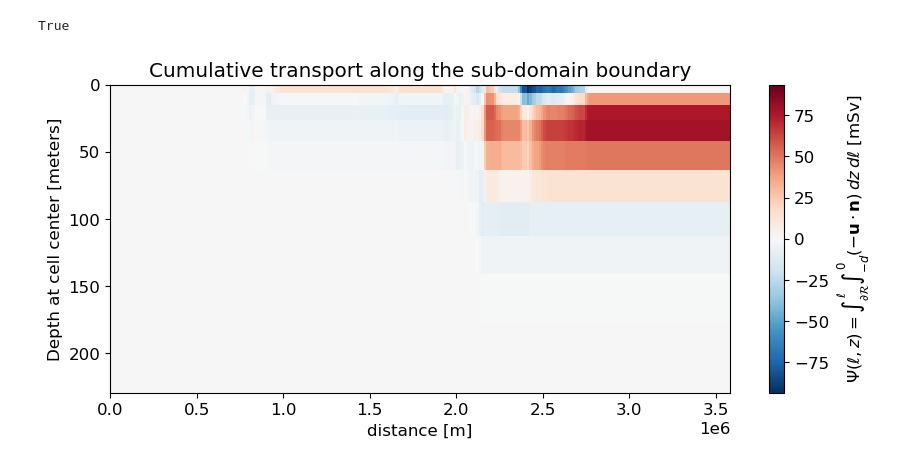
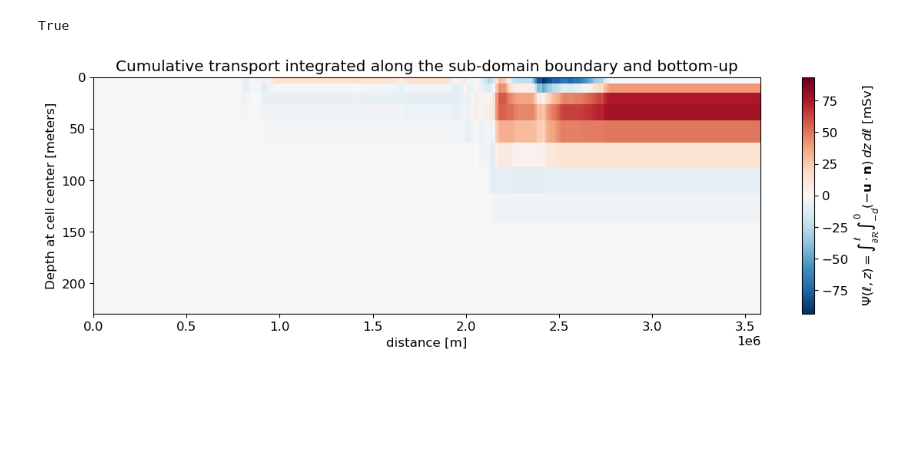
Before and after one commit to hdrake/regionate, a Jupyter notebook: examples/1_divergence_theorem_complicated_boundary.ipynb, the cells around one changed output. Cells and saved outputs as stored; diff of their text form; code cells hidden in the pictures; blank space fills up the shorter version.

Commit message:
Improved labeling on cumulative transport plot

```diff
--- a/examples/1_divergence_theorem_complicated_boundary.ipynb
+++ b/examples/1_divergence_theorem_complicated_boundary.ipynb
@@ -130,10 +130,10 @@ np.isclose(Ψ0, Ψ0_tend, rtol=1.e-4)
 # %% [output]
 True
 # %%
-plt.figure(figsize=(10, 4))
+plt.figure(figsize=(14, 4))
 pc = (Ψ/rho0*1e-3).swap_dims({'sect':'distance'}).plot(x="distance")
 plt.ylim(og.where(b.mask).depth_ocean.max(), 0)
-plt.title("Cumulative transport along the sub-domain boundary")
+plt.title("Cumulative transport integrated along the sub-domain boundary and bottom-up")
 pc.colorbar.set_label(r"$\Psi(\ell, z) = \int_{\partial \mathcal{R}}^{\ell} \int_{-d}^{0} (- \mathbf{u} \cdot \mathbf{n}) \,dz\,d\ell$ [mSv]")
 # %% [output]
-[figure, old version]
+[figure, new version]
```
